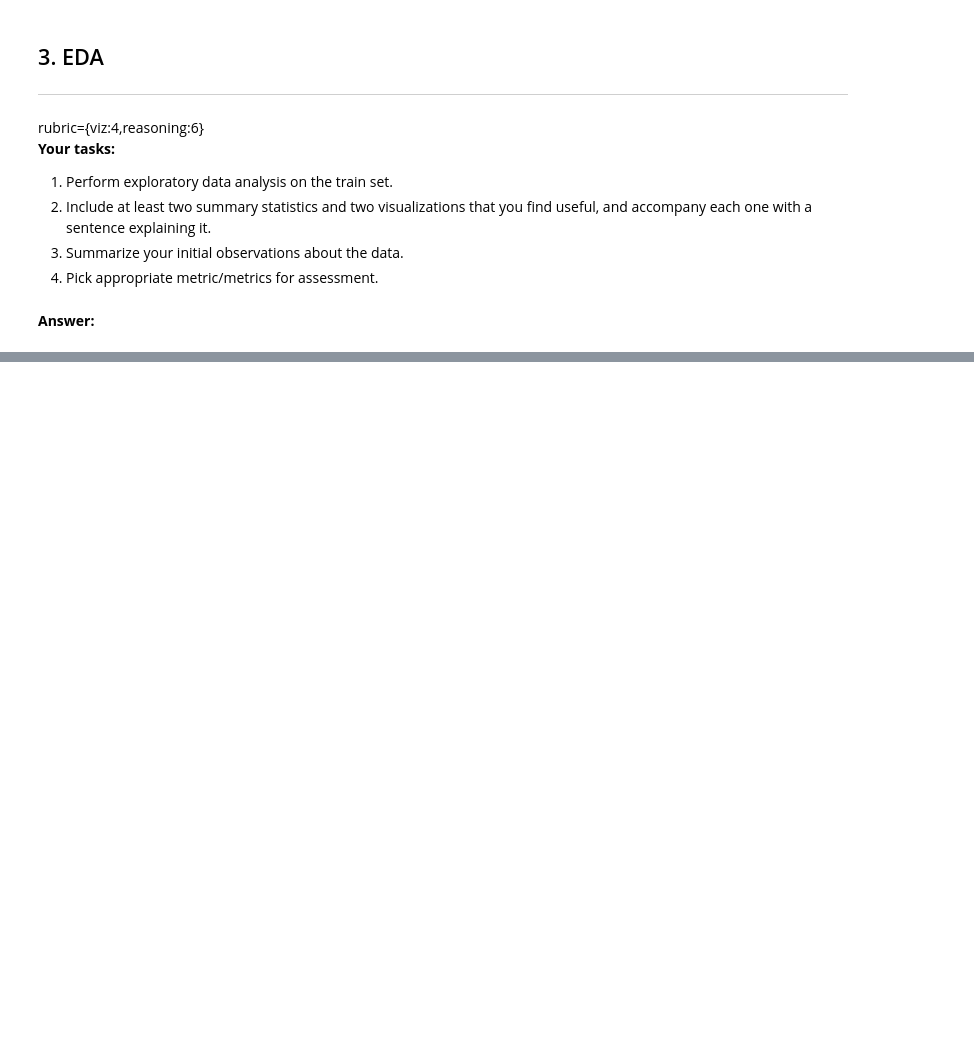
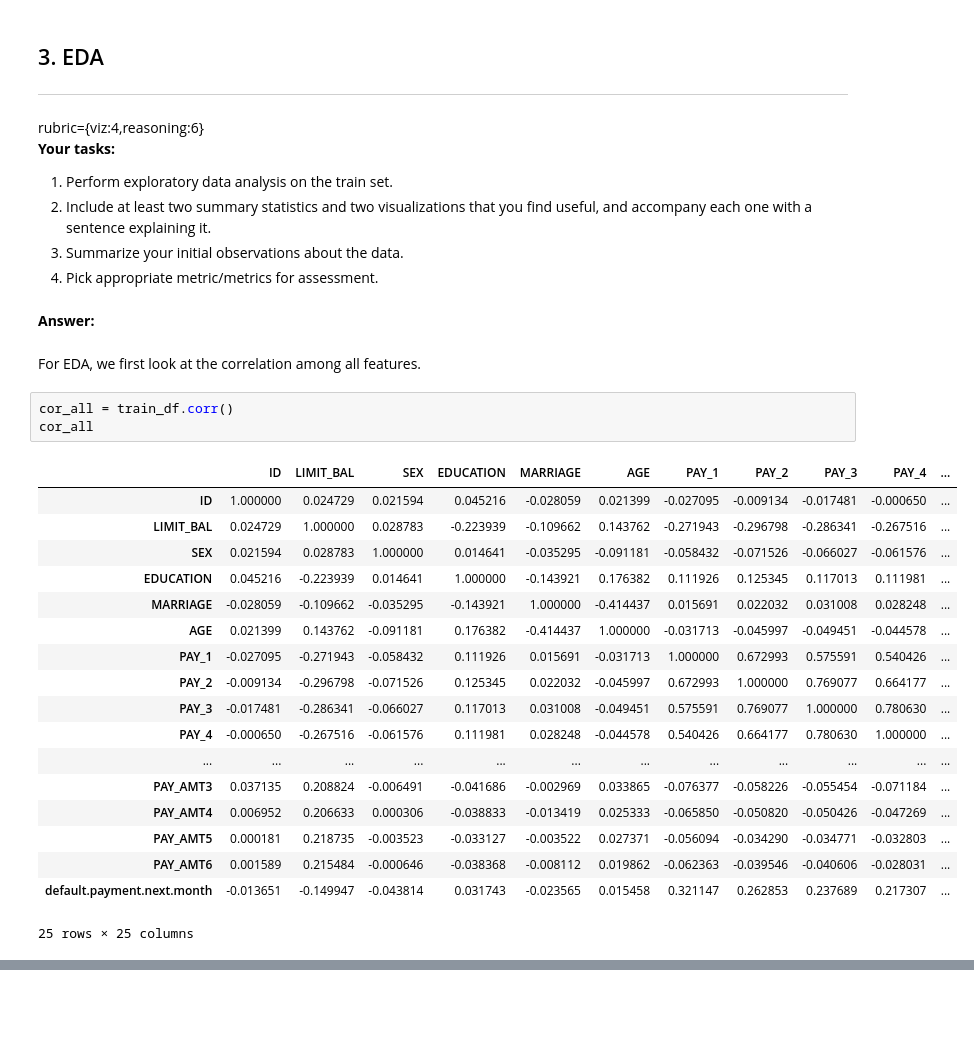
Before and after one commit to nobbynguyen/573Lab4_Classification_Group-GSN, a Jupyter notebook: lab4.ipynb, the cells around one changed output, grey strips where cells are left out. Drawn from its saved outputs; the diff is of its cells as text; blank space fills up the shorter version.

```diff
--- a/lab4.ipynb
+++ b/lab4.ipynb
@@ -262,3 +262,27 @@ rubric={viz:4,reasoning:6}
 4. Pick appropriate metric/metrics for assessment.
 # %% [markdown]
 **Answer:**
+# %% [markdown]
+For EDA, we first look at the correlation among all features.
+# %%
+cor_all = train_df.corr()
+cor_all
+# %% [output]
+|  | ID | LIMIT_BAL | SEX | EDUCATION | MARRIAGE | AGE | PAY_1 | PAY_2 | PAY_3 | PAY_4 | ... |
+| ID | 1.000000 | 0.024729 | 0.021594 | 0.045216 | -0.028059 | 0.021399 | -0.027095 | -0.009134 | -0.017481 | -0.000650 | ... |
+| LIMIT_BAL | 0.024729 | 1.000000 | 0.028783 | -0.223939 | -0.109662 | 0.143762 | -0.271943 | -0.296798 | -0.286341 | -0.267516 | ... |
+| SEX | 0.021594 | 0.028783 | 1.000000 | 0.014641 | -0.035295 | -0.091181 | -0.058432 | -0.071526 | -0.066027 | -0.061576 | ... |
+| EDUCATION | 0.045216 | -0.223939 | 0.014641 | 1.000000 | -0.143921 | 0.176382 | 0.111926 | 0.125345 | 0.117013 | 0.111981 | ... |
+| MARRIAGE | -0.028059 | -0.109662 | -0.035295 | -0.143921 | 1.000000 | -0.414437 | 0.015691 | 0.022032 | 0.031008 | 0.028248 | ... |
+| AGE | 0.021399 | 0.143762 | -0.091181 | 0.176382 | -0.414437 | 1.000000 | -0.031713 | -0.045997 | -0.049451 | -0.044578 | ... |
+| PAY_1 | -0.027095 | -0.271943 | -0.058432 | 0.111926 | 0.015691 | -0.031713 | 1.000000 | 0.672993 | 0.575591 | 0.540426 | ... |
+| PAY_2 | -0.009134 | -0.296798 | -0.071526 | 0.125345 | 0.022032 | -0.045997 | 0.672993 | 1.000000 | 0.769077 | 0.664177 | ... |
+| PAY_3 | -0.017481 | -0.286341 | -0.066027 | 0.117013 | 0.031008 | -0.049451 | 0.575591 | 0.769077 | 1.000000 | 0.780630 | ... |
+| PAY_4 | -0.000650 | -0.267516 | -0.061576 | 0.111981 | 0.028248 | -0.044578 | 0.540426 | 0.664177 | 0.780630 | 1.000000 | ... |
+| ... | ... | ... | ... | ... | ... | ... | ... | ... | ... | ... | ... |
+| PAY_AMT3 | 0.037135 | 0.208824 | -0.006491 | -0.041686 | -0.002969 | 0.033865 | -0.076377 | -0.058226 | -0.055454 | -0.071184 | ... |
+| PAY_AMT4 | 0.006952 | 0.206633 | 0.000306 | -0.038833 | -0.013419 | 0.025333 | -0.065850 | -0.050820 | -0.050426 | -0.047269 | ... |
+| PAY_AMT5 | 0.000181 | 0.218735 | -0.003523 | -0.033127 | -0.003522 | 0.027371 | -0.056094 | -0.034290 | -0.034771 | -0.032803 | ... |
+| PAY_AMT6 | 0.001589 | 0.215484 | -0.000646 | -0.038368 | -0.008112 | 0.019862 | -0.062363 | -0.039546 | -0.040606 | -0.028031 | ... |
+| default.payment.next.month | -0.013651 | -0.149947 | -0.043814 | 0.031743 | -0.023565 | 0.015458 | 0.321147 | 0.262853 | 0.237689 | 0.217307 | ... |
+25 rows × 25 columns
```
Also changed, not shown: parts of 17 cells of this notebook.
